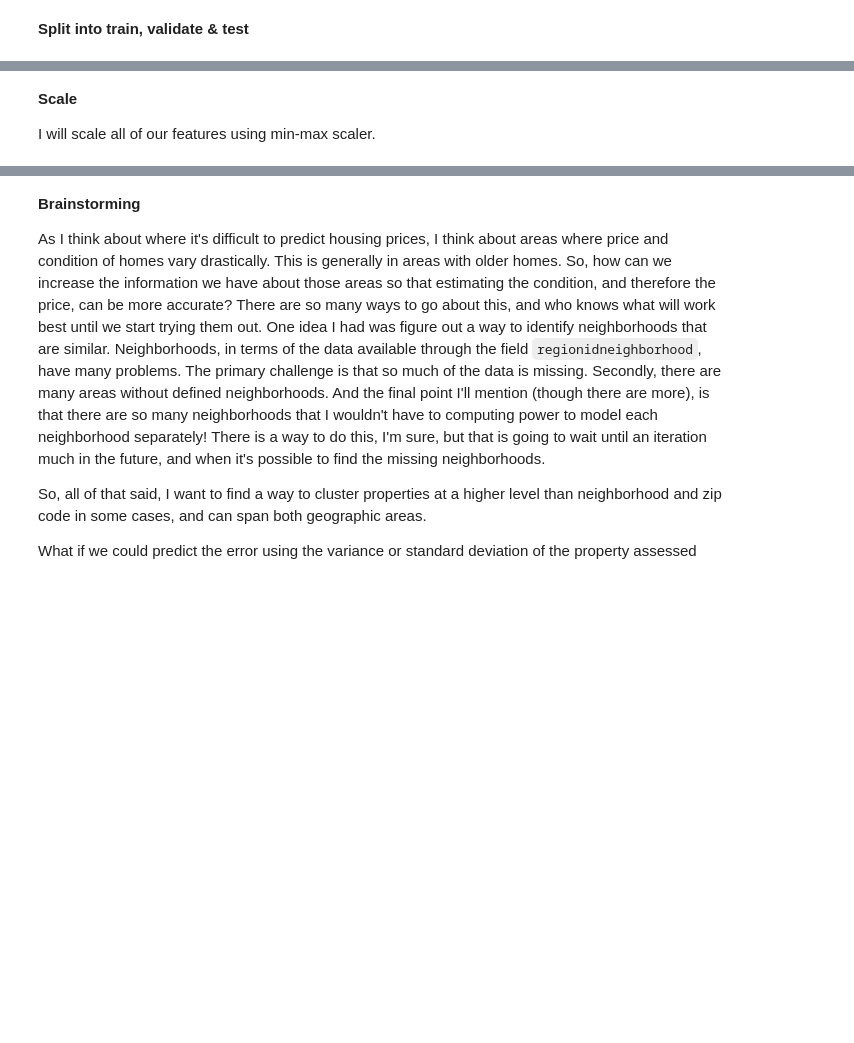
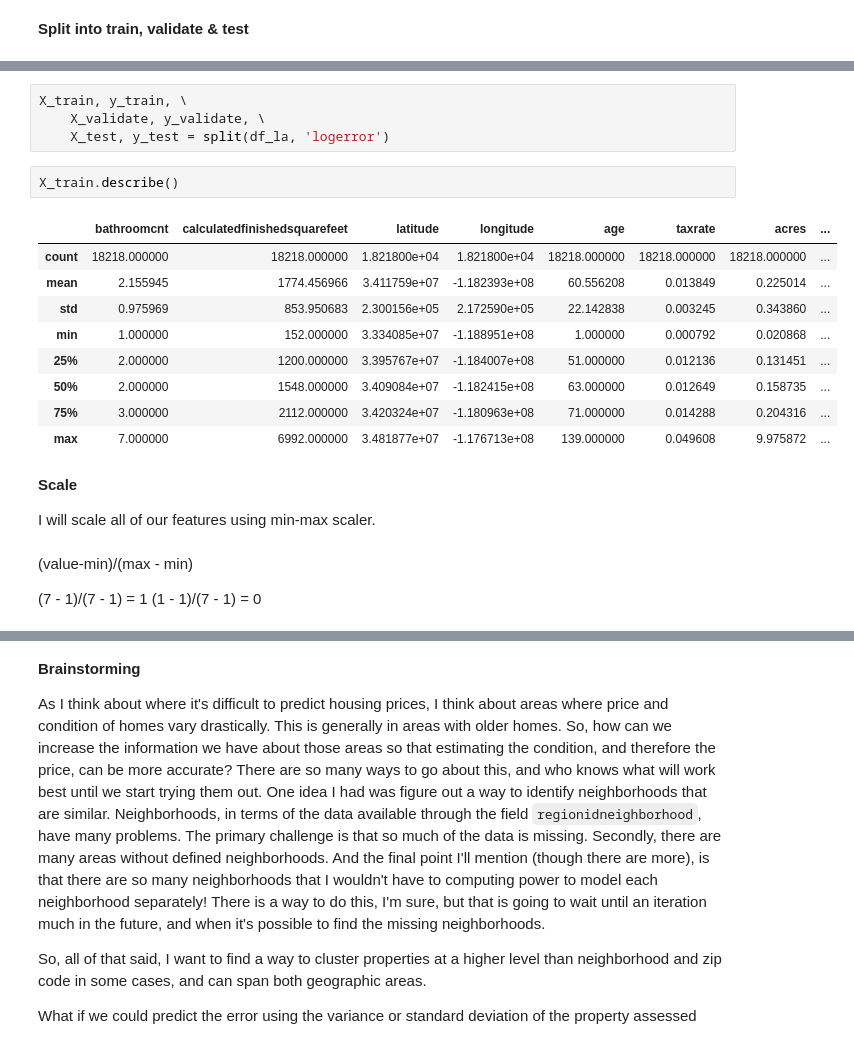
Before and after one commit to CodeupClassroom/darden-clustering, a Jupyter notebook: I_have_clusters_now_what.ipynb, the cells around one changed output, grey strips where cells are left out. Cells and saved outputs as stored; diff of their text form; blank space fills up the shorter version.

```diff
--- a/I_have_clusters_now_what.ipynb
+++ b/I_have_clusters_now_what.ipynb
@@ -196,4 +341,25 @@ I will remove the following variables:
+# %%
+X_train, y_train, \
+    X_validate, y_validate, \
+    X_test, y_test = split(df_la, 'logerror')
+# %%
+X_train.describe()
+# %% [output]
+|  | bathroomcnt | calculatedfinishedsquarefeet | latitude | longitude | age | taxrate | acres | ... |
+| count | 18218.000000 | 18218.000000 | 1.821800e+04 | 1.821800e+04 | 18218.000000 | 18218.000000 | 18218.000000 | ... |
+| mean | 2.155945 | 1774.456966 | 3.411759e+07 | -1.182393e+08 | 60.556208 | 0.013849 | 0.225014 | ... |
+| std | 0.975969 | 853.950683 | 2.300156e+05 | 2.172590e+05 | 22.142838 | 0.003245 | 0.343860 | ... |
+| min | 1.000000 | 152.000000 | 3.334085e+07 | -1.188951e+08 | 1.000000 | 0.000792 | 0.020868 | ... |
+| 25% | 2.000000 | 1200.000000 | 3.395767e+07 | -1.184007e+08 | 51.000000 | 0.012136 | 0.131451 | ... |
+| 50% | 2.000000 | 1548.000000 | 3.409084e+07 | -1.182415e+08 | 63.000000 | 0.012649 | 0.158735 | ... |
+| 75% | 3.000000 | 2112.000000 | 3.420324e+07 | -1.180963e+08 | 71.000000 | 0.014288 | 0.204316 | ... |
+| max | 7.000000 | 6992.000000 | 3.481877e+07 | -1.176713e+08 | 139.000000 | 0.049608 | 9.975872 | ... |
 # %% [markdown]
 **Scale**
 
 I will scale all of our features using min-max scaler.
+# %% [markdown]
+(value-min)/(max - min)
+
+(7 - 1)/(7 - 1) = 1
+(1 - 1)/(7 - 1) = 0
```
Also changed, not shown: parts of 30 cells of this notebook.
